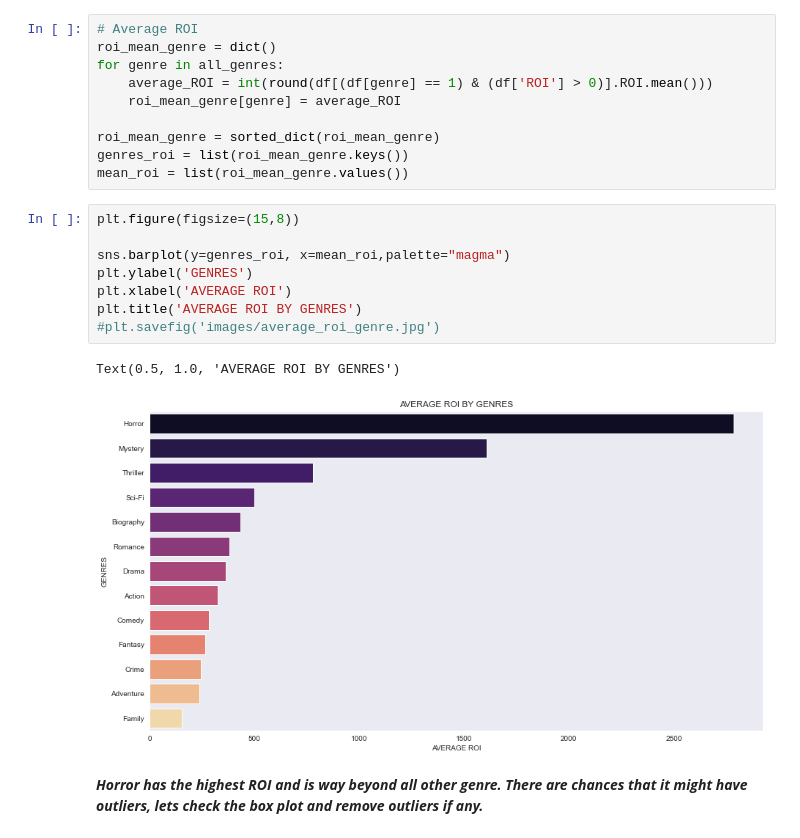
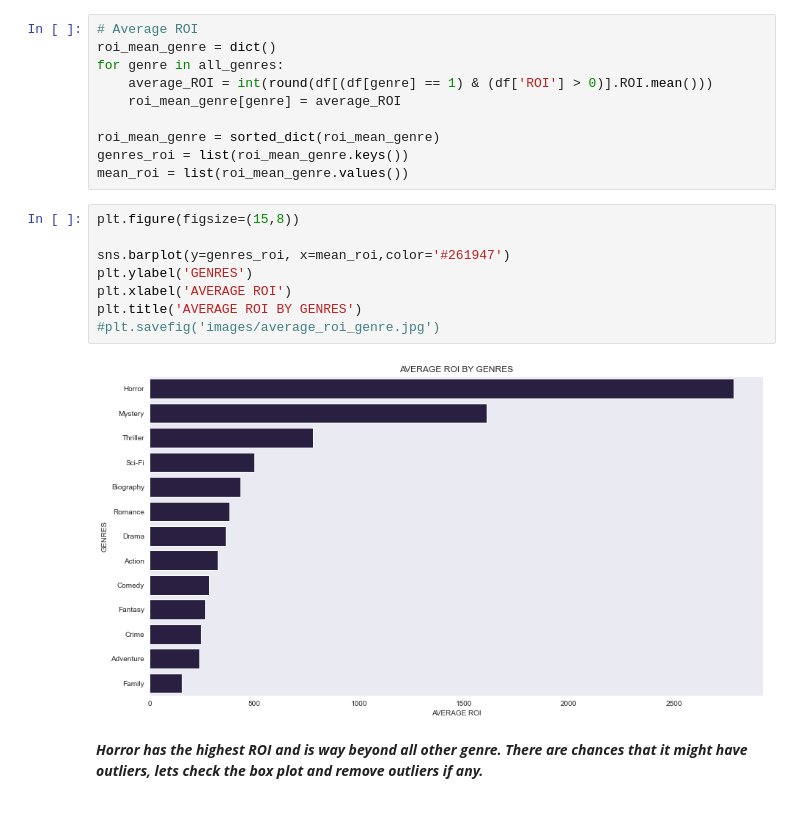
Before and after one commit to avithekkc/P1-moive-data-analysis, a Jupyter notebook: data-visualization.ipynb, the cells around one changed output. Drawn from its saved outputs; the diff is of its cells as text.

```diff
--- a/data-visualization.ipynb
+++ b/data-visualization.ipynb
@@ -122,14 +121,13 @@ mean_roi = list(roi_mean_genre.values())
 # %%
 plt.figure(figsize=(15,8))
 
-sns.barplot(y=genres_roi, x=mean_roi,palette="magma")
+sns.barplot(y=genres_roi, x=mean_roi,color='#261947')
 plt.ylabel('GENRES')
 plt.xlabel('AVERAGE ROI')
 plt.title('AVERAGE ROI BY GENRES')
 #plt.savefig('images/average_roi_genre.jpg')
 # %% [output]
-Text(0.5, 1.0, 'AVERAGE ROI BY GENRES')
-[figure, old version]
+[figure, new version]
 # %% [markdown]
 _**Horror has the highest ROI and is way beyond all other genre. There are chances that it might have outliers, lets check the box plot and remove outliers if any.**_
 # %%
```
Also changed, not shown: parts of 3 cells of this notebook, 6 other files.
